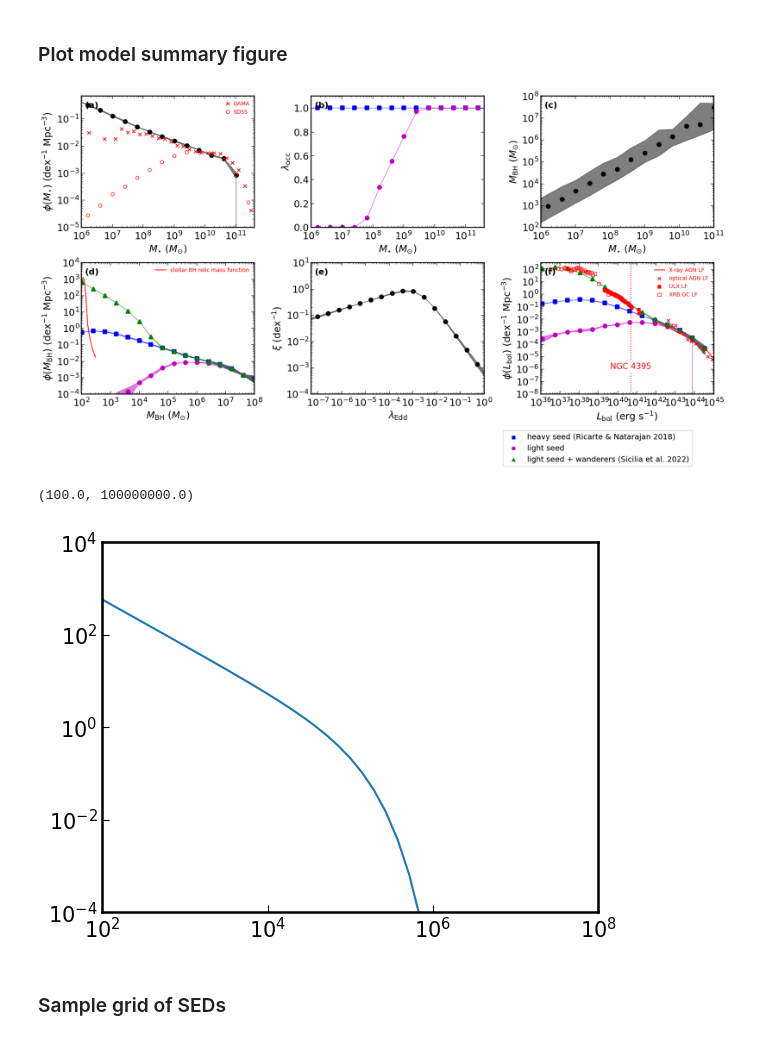
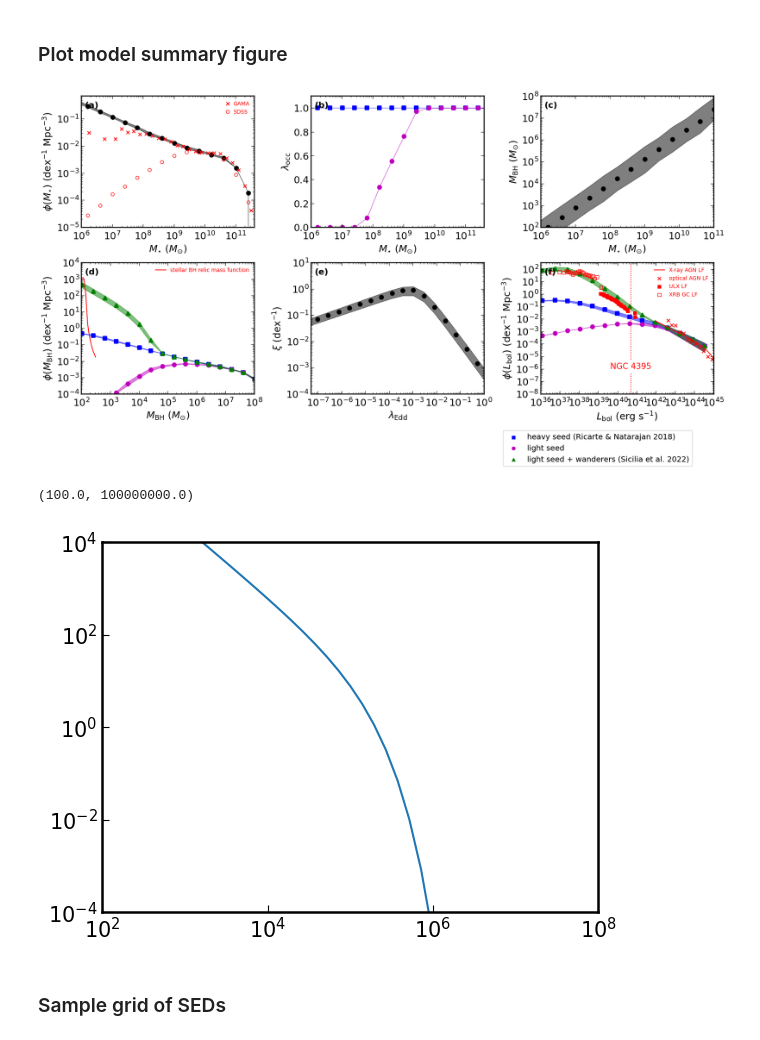
Before and after one commit to burke86/imbh_forecast, a Jupyter notebook: forecast.ipynb, the cells around one changed output. Cells and saved outputs as stored; diff of their text form; code cells hidden in the pictures.

```diff
--- a/forecast.ipynb
+++ b/forecast.ipynb
@@ -113,7 +113,7 @@ keys = ['ptf']
 # %%
 load = False # Load previous model?
 ERDF_mode = 0 # 1 for lambda ~ log Mstar^4.5
-debug = True
+debug = False
 
 nbootstrap = 16
 nbins = 20
@@ -121,8 +121,8 @@ nbins = 20
 # Assuming ~SDSS solid angle 14000*u.deg**2
 omegas = {'ptf':14000*u.deg**2, 'lsst':18000*u.deg**2, 'des-sn':4.64*u.deg**2}
 zmaxes = {'ptf':0.055, 'lsst':0.055, 'des-sn':1.5}
-ndraws = {'ptf':5e11, 'lsst':5e10, 'des-sn':5e8}
-etas = {'ptf':100, 'lsst':1000, 'des-sn':50}
+ndraws = {'ptf':1e11, 'lsst':5e10, 'des-sn':5e8}
+etas = {'ptf':10, 'lsst':100, 'des-sn':100}
 
 bands = {'ptf':'GROUND_COUSINS_R', 'lsst':'SDSS_g', 'des-sn':'SDSS_g'}
 
@@ -363,52 +363,52 @@ if plot and etas[key] >= 1:
     # ULX
     dat = np.loadtxt('ulx_lf.txt', delimiter=',')
     # phi = dn / dlog L  = dN / dV / dlog L
-    dV = 1/2e-1 # Mpc^-3 normalized to number density of ~10^8 Msun galaxies
+    dV = 1/1e-1 # Mpc^-3 normalized to number density of ~10^8 Msun galaxies
     mask = dat[:,0] > 39
-    axs[-1].scatter(10**dat[:,0][mask]/0.5, 10**dat[:,1][mask]/dV/7, color='r', marker='s', label='ULX LF')
+    axs[-1].scatter(10**dat[:,0][mask]/0.8, 10**dat[:,1][mask]/dV/7, color='r', marker='s', label='ULX LF')
     # XRB
     dat = np.loadtxt('lmxrb_lf.txt', delimiter=',')
-    dV = 1/2e-1 # Mpc^-3 normalized to number density of ~10^8 Msun galaxies
-    axs[-1].scatter(10**dat[:,0], dat[:,1]/dV, color='r', marker='s', facecolors='none', label='XRB GC LF')
+    dV = 1/1e-1 # Mpc^-3 normalized to number density of ~10^8 Msun galaxies
+    axs[-1].scatter(10**dat[:,0]/0.8, dat[:,1]/dV, color='r', marker='s', facecolors='none', label='XRB GC LF')
 
     legend1 = plt.legend(fontsize=10, frameon=False)
     for text in legend1.get_texts():
         text.set_color("red")
 
     # NGC 4395 (Moran 1999)
     axs[-1].axvline(5e40, 0, 1, color='r', linestyle='dotted')
     t = axs[-1].text(5e40, 1e-6, 'NGC 4395', color='r', ha='center')
     t.set_bbox(dict(facecolor='w', edgecolor='w'))
 
     # Add legend outside figure
     lines = []
     for i, seed in enumerate(models[keys[0]].pars['seed_keys']):
         lines.append(axs[-1].scatter(0, 0, marker=markers[seed], color=colors[seed]))
 
     labels = ['heavy seed (Ricarte & Natarajan 2018)', 'light seed', 'light seed + wanderers (Sicilia et al. 2022)']
 
     legend2 = plt.legend(lines, labels, bbox_to_anchor=(0.90, -.25), fontsize=14)
     axs[-1].add_artist(legend1)
     axs[-1].add_artist(legend2)
 
     fig_ptf.subplots_adjust(bottom=0.2)
     fig_ptf.savefig('model.pdf', dpi=300)
 # %% [output]
-[figure, old version]
+[figure, new version]
 # %%
 # https://ui.adsabs.harvard.edu/abs/2019ApJ...883..139S/abstract
 # What sets the break? Transfer from radiatively efficient to inefficient accretion?
 M_BH = np.logspace(1, 8)
 phi = 10**np.random.normal(5, 0.3)
 M_BH_br = 1e5
-alpha = -1.0
+alpha = -1.5
 phi = np.exp(-M_BH/M_BH_br)/M_BH_br * phi*(M_BH/M_BH_br)**alpha
-plt.loglog(M_BH, phi)
+plt.loglog(M_BH, phi/np.diff(np.log10(M_BH))[0])
 plt.ylim(1e-4, 1e4)
 plt.xlim(1e2, 1e8)
 # %% [output]
 (100.0, 100000000.0)
-[figure, old version]
+[figure, new version]
 # %%
 # Split into different mass ranges and vary eta
 
```
Also changed, not shown: parts of 22 cells of this notebook, 1 other file.
